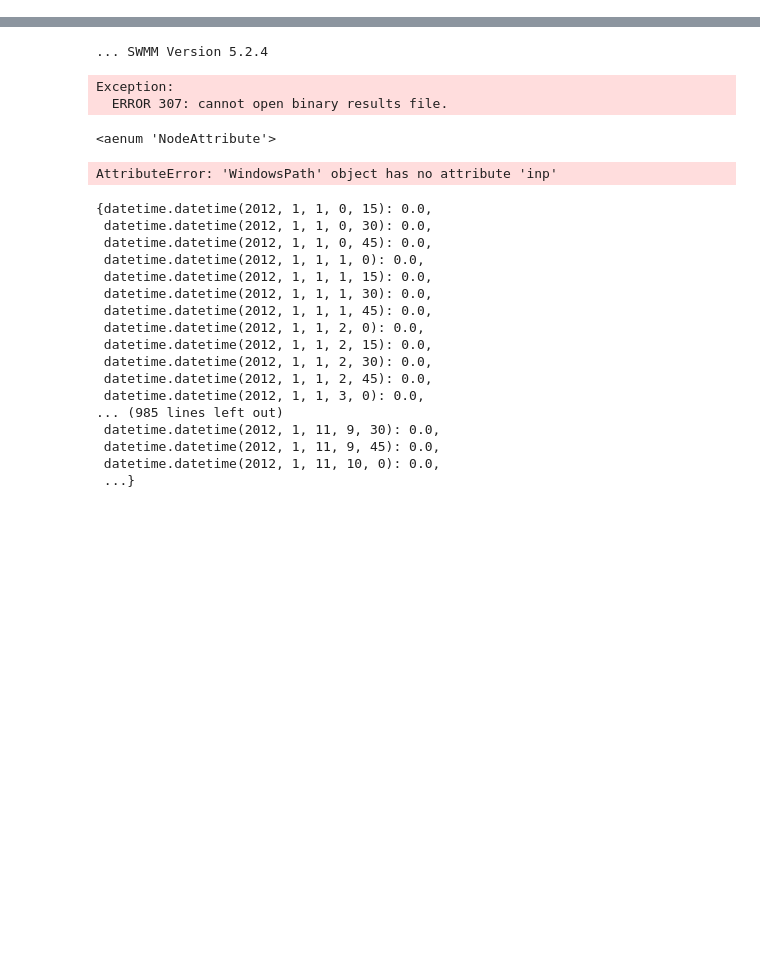
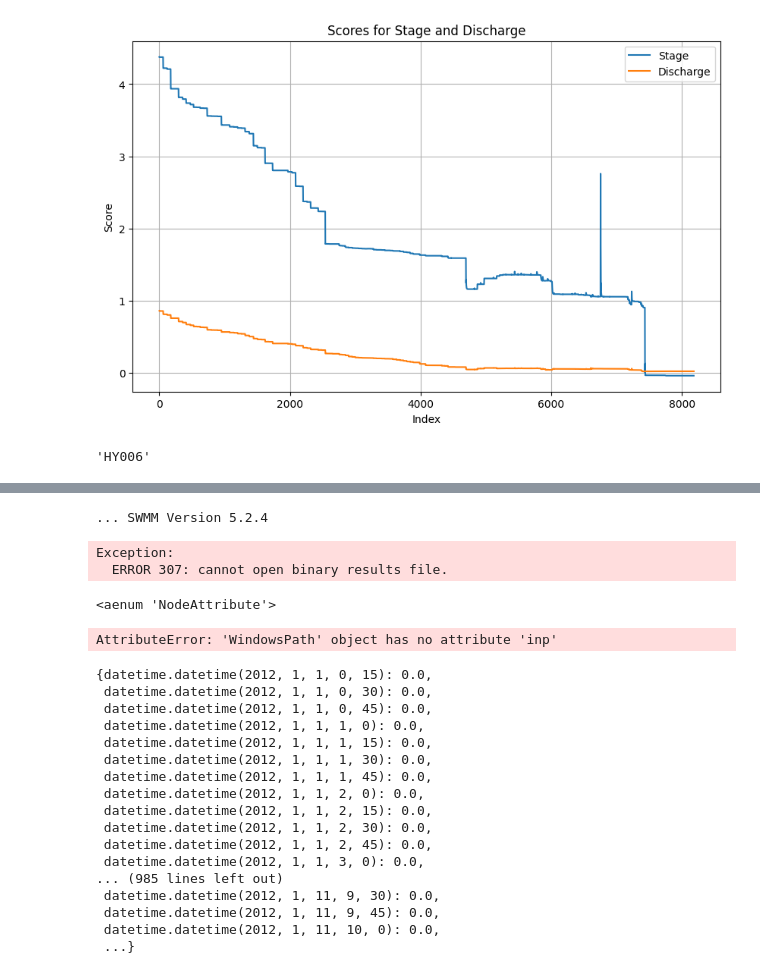
Before and after one commit to everettsp/optswmm, a Jupyter notebook: main.ipynb, the cells around one changed output, grey strips where cells are left out. Saved outputs shown, nothing was run; the diff lists cells and outputs as text; code cells hidden in the pictures; blank space fills up the shorter version.

```diff
--- a/main.ipynb
+++ b/main.ipynb
@@ -38,0 +52,26 @@ oc.cfg
+# %%
+import pandas as pd
+run_dir = Path(r"C:\Users\everett\Documents\GitHub\camus_to\data\models\swmm\HY095\runs")
+subfolders = [f.name for f in run_dir.iterdir() if f.is_dir()]
+
+
+scores_file = run_dir / subfolders[-1] / "detailed_scores.txt"
+scores_df = pd.read_csv(scores_file, sep=",", header=None)  # Adjust the separator if necessary
+
+import matplotlib.pyplot as plt
+
+plt.figure(figsize=(10, 6))
+scores_df.loc[scores_df.iloc[:, 2] == "('stage'", 5].plot(label="Stage")
+scores_df.loc[scores_df.iloc[:, 2] == "('discharge'", 5].plot(label="Discharge")
+plt.legend()
+plt.title("Scores for Stage and Discharge")
+plt.xlabel("Index")
+plt.ylabel("Score")
+plt.grid()
+plt.show()
+# %% [output]
+[figure, added]
+# %%
+subdirs[0].name
+# %% [output]
+'HY006'
```
Also changed, not shown: parts of 14 cells of this notebook, 10 other files.
